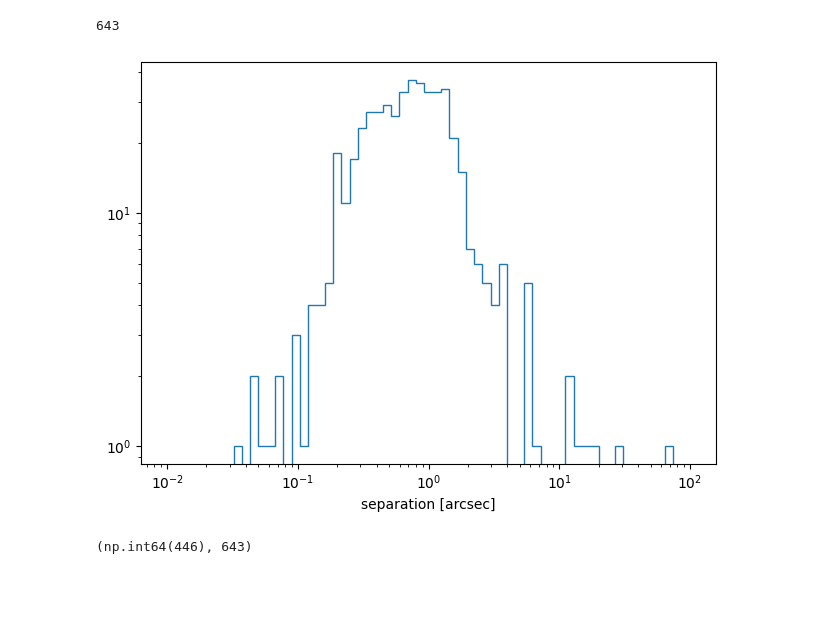
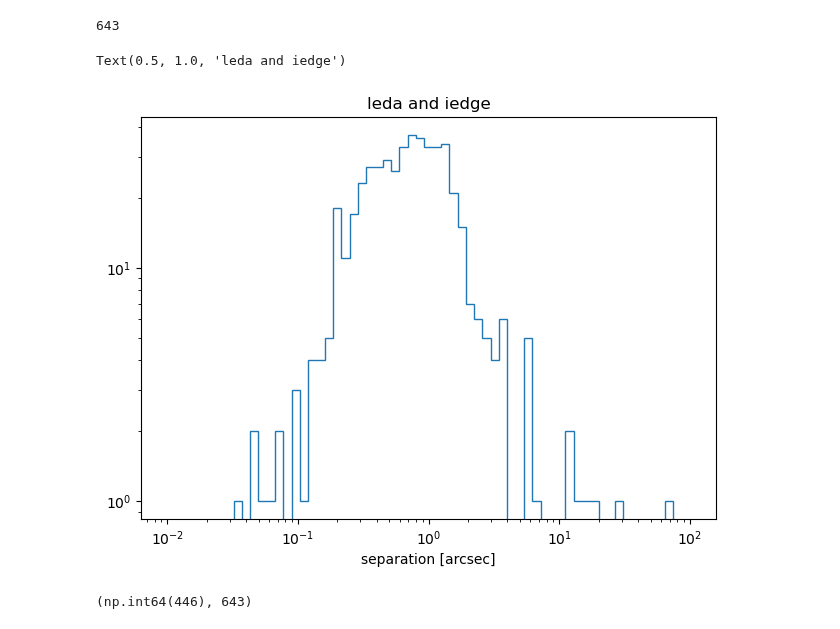
Before and after one commit to teuben/GBT-EDGE-HI, a Jupyter notebook: gals/hi_surveys.ipynb, the cells around one changed output. Saved outputs shown, nothing was run; the diff lists cells and outputs as text; code cells hidden in the pictures; blank space fills up the shorter version.

```diff
--- a/gals/hi_surveys.ipynb
+++ b/gals/hi_surveys.ipynb
@@ -181,11 +185,13 @@ idx, sep, _ = t1c.match_to_catalog_sky(t2c)
 # %%
 plt.hist(sep.arcsec, histtype="step", bins=np.logspace(-2, 2.0, 64))
 plt.xlabel("separation [arcsec]")
 plt.xscale("log")
 plt.yscale("log")
 plt.tight_layout()
+plt.title('leda and iedge')
 # %% [output]
+Text(0.5, 1.0, 'leda and iedge')
-[figure, old version]
+[figure, new version]
 # %%
 (sep < 2 * u.arcsec).sum(), len(t2)
 # %% [output]
```
Also changed, not shown: parts of 20 cells of this notebook.
